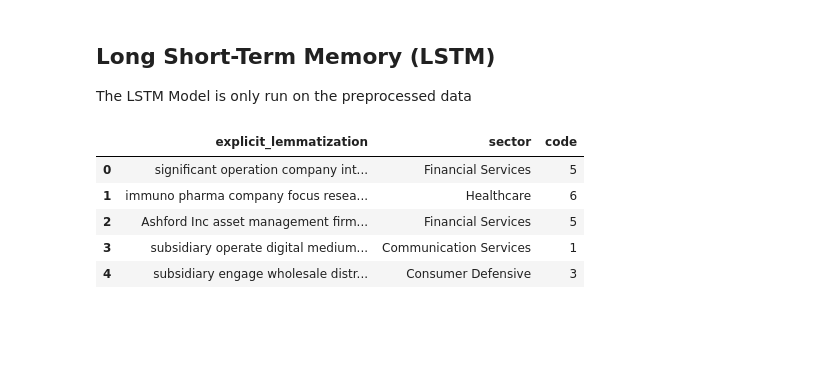
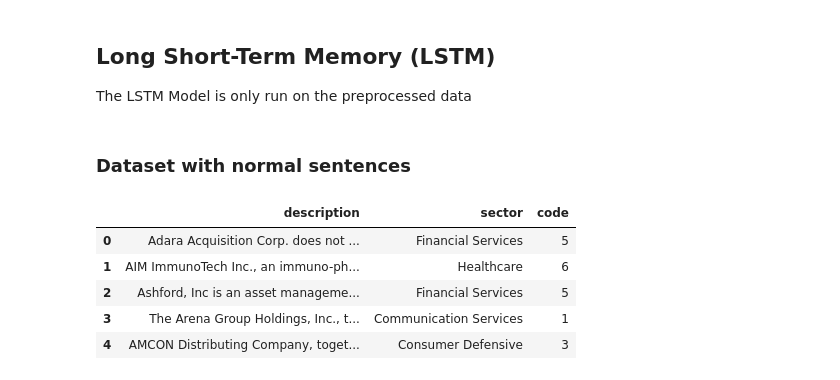
Before and after one commit to commutativity/project_NLP, a Jupyter notebook: 08_neural_networks/neural_network_LSTM.ipynb, the cells around one changed output. Saved outputs shown, nothing was run; the diff lists cells and outputs as text; code cells hidden in the pictures; blank space fills up the shorter version.

```diff
--- a/08_neural_networks/neural_network_LSTM.ipynb
+++ b/08_neural_networks/neural_network_LSTM.ipynb
@@ -25,19 +25,20 @@ def df_to_dataset(dataframe, shuffle=True, batch_size=64):
         ds = ds.shuffle(buffer_size=len(dataframe))
     ds = ds.batch(batch_size)
     return ds
+# %% [markdown]
+### Dataset with normal sentences
 # %%
-df = pd.read_json('..\\Unternehmen_preprocessed.json')
-df = df[['explicit_lemmatization', 'sector']]
+df = pd.read_json('..\\06_data_prep.json')
 df.sector = pd.Categorical(df.sector)
 df['code'] = df.sector.cat.codes
 df.head()
 # %% [output]
-|  | explicit_lemmatization | sector | code |
-| 0 | significant operation company int... | Financial Services | 5 |
-| 1 | immuno pharma company focus resea... | Healthcare | 6 |
-| 2 | Ashford Inc asset management firm... | Financial Services | 5 |
-| 3 | subsidiary operate digital medium... | Communication Services | 1 |
-| 4 | subsidiary engage wholesale distr... | Consumer Defensive | 3 |
+|  | description | sector | code |
+| 0 | Adara Acquisition Corp. does not ... | Financial Services | 5 |
+| 1 | AIM ImmunoTech Inc., an immuno-ph... | Healthcare | 6 |
+| 2 | Ashford, Inc is an asset manageme... | Financial Services | 5 |
+| 3 | The Arena Group Holdings, Inc., t... | Communication Services | 1 |
+| 4 | AMCON Distributing Company, toget... | Consumer Defensive | 3 |
 # %%
 # stratify the sectors evenly onto train, val and test dataset
 grouped_df = df.groupby('sector')
```
Also changed, not shown: parts of 18 cells of this notebook.
